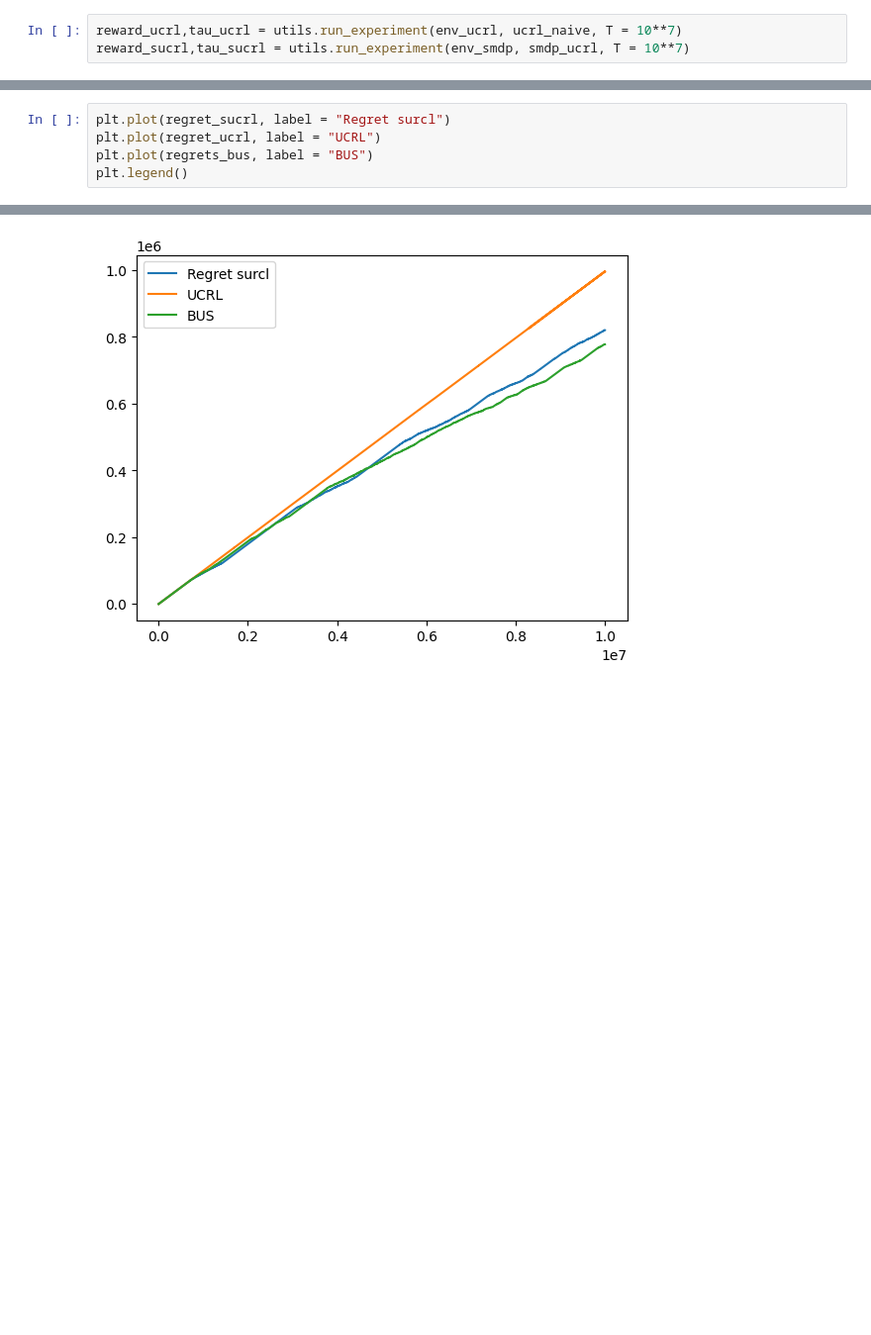
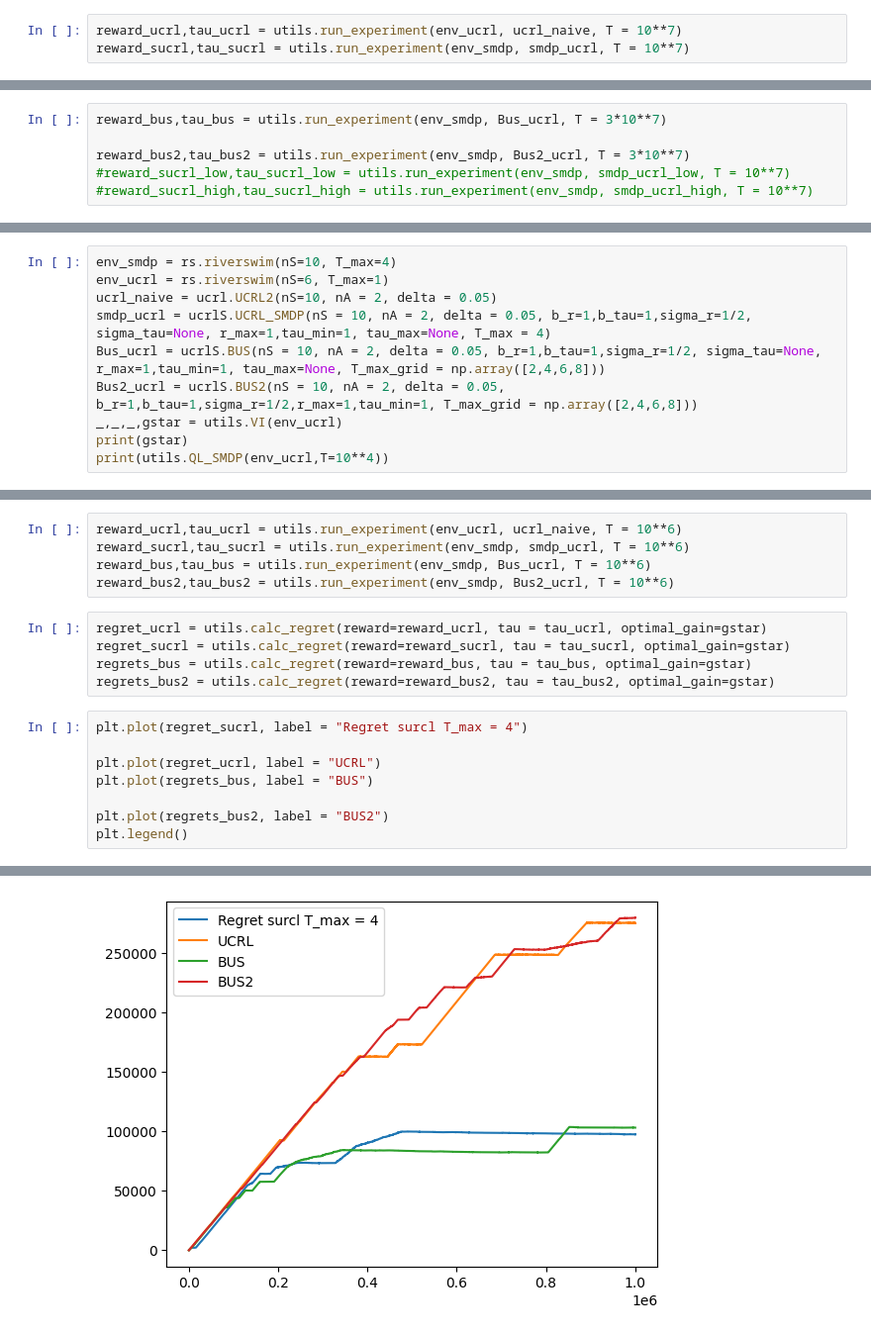
Before and after one commit to Asbjoern00/Bachelor_code, a Jupyter notebook: experiments.ipynb, the cells around one changed output, grey strips where cells are left out. Shown at 99% size. Drawn from its saved outputs; the diff is of its cells as text; blank space fills up the shorter version.

Commit message:
Bus works now. Added QL-SMDP (needs more work however) epsilon greedy Added QL-SMDP (needs more work however) Some experiments Riverswim class

```diff
--- a/experiments.ipynb
+++ b/experiments.ipynb
@@ -36,0 +80,6 @@ regrets_bus = utils.calc_regret(reward=reward_bus, tau = tau_bus, optimal_gain=g
+# %%
+reward_bus,tau_bus = utils.run_experiment(env_smdp, Bus_ucrl, T = 3*10**7)
+
+reward_bus2,tau_bus2 = utils.run_experiment(env_smdp, Bus2_ucrl, T = 3*10**7)
+#reward_sucrl_low,tau_sucrl_low = utils.run_experiment(env_smdp, smdp_ucrl_low, T = 10**7)
+#reward_sucrl_high,tau_sucrl_high = utils.run_experiment(env_smdp, smdp_ucrl_high, T = 10**7)
@@ -36,0 +115,10 @@ regrets_bus = utils.calc_regret(reward=reward_bus, tau = tau_bus, optimal_gain=g
+# %%
+env_smdp = rs.riverswim(nS=10, T_max=4)
+env_ucrl = rs.riverswim(nS=6, T_max=1)
+ucrl_naive = ucrl.UCRL2(nS=10, nA = 2, delta = 0.05)
+smdp_ucrl = ucrlS.UCRL_SMDP(nS = 10, nA = 2, delta = 0.05, b_r=1,b_tau=1,sigma_r=1/2, sigma_tau=None, r_max=1,tau_min=1, tau_max=None, T_max = 4)
+Bus_ucrl = ucrlS.BUS(nS = 10, nA = 2, delta = 0.05, b_r=1,b_tau=1,sigma_r=1/2, sigma_tau=None, r_max=1,tau_min=1, tau_max=None, T_max_grid = np.array([2,4,6,8]))
+Bus2_ucrl = ucrlS.BUS2(nS = 10, nA = 2, delta = 0.05, b_r=1,b_tau=1,sigma_r=1/2,r_max=1,tau_min=1, T_max_grid = np.array([2,4,6,8]))
+_,_,_,gstar = utils.VI(env_ucrl)
+print(gstar)
+print(utils.QL_SMDP(env_ucrl,T=10**4))
@@ -37,8 +128,21 @@ regrets_bus = utils.calc_regret(reward=reward_bus, tau = tau_bus, optimal_gain=g
+# %%
+reward_ucrl,tau_ucrl = utils.run_experiment(env_ucrl, ucrl_naive, T = 10**6)
+reward_sucrl,tau_sucrl = utils.run_experiment(env_smdp, smdp_ucrl, T = 10**6)
+reward_bus,tau_bus = utils.run_experiment(env_smdp, Bus_ucrl, T = 10**6)
+reward_bus2,tau_bus2 = utils.run_experiment(env_smdp, Bus2_ucrl, T = 10**6)
+# %%
+regret_ucrl = utils.calc_regret(reward=reward_ucrl, tau = tau_ucrl, optimal_gain=gstar)
+regret_sucrl = utils.calc_regret(reward=reward_sucrl, tau = tau_sucrl, optimal_gain=gstar)
+regrets_bus = utils.calc_regret(reward=reward_bus, tau = tau_bus, optimal_gain=gstar)
+regrets_bus2 = utils.calc_regret(reward=reward_bus2, tau = tau_bus2, optimal_gain=gstar)
 # %%
-plt.plot(regret_sucrl, label = "Regret surcl")
+plt.plot(regret_sucrl, label = "Regret surcl T_max = 4")
+
 plt.plot(regret_ucrl, label = "UCRL")
 plt.plot(regrets_bus, label = "BUS")
+
+plt.plot(regrets_bus2, label = "BUS2")
 plt.legend()
 # %% [output]
 <matplotlib.legend.Legend at 0x...>
-[figure, old version]
+[figure, new version]
```
Also changed, not shown: parts of 20 cells of this notebook, 4 other files.
